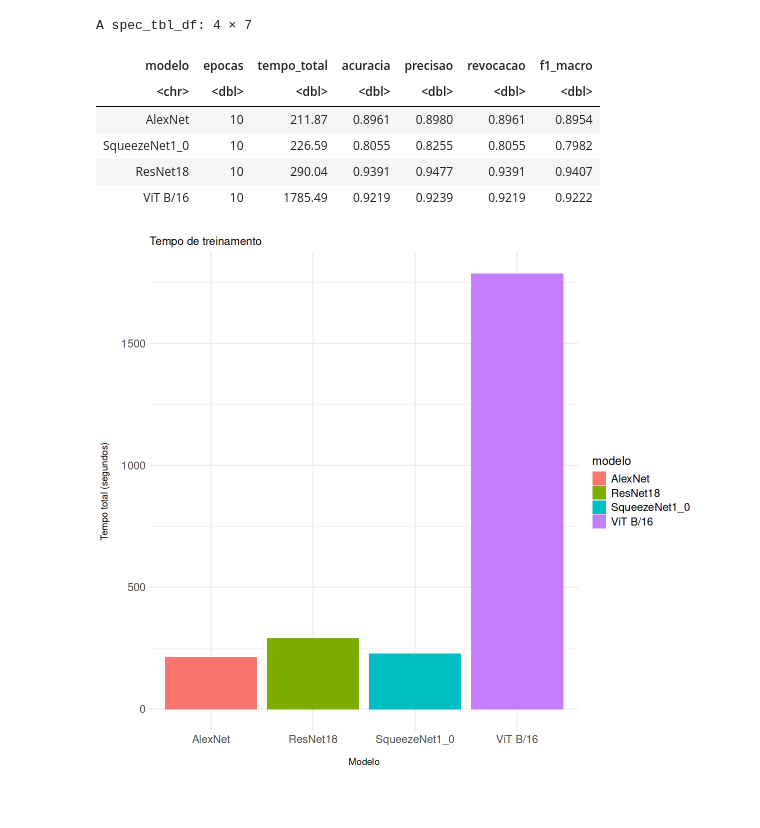
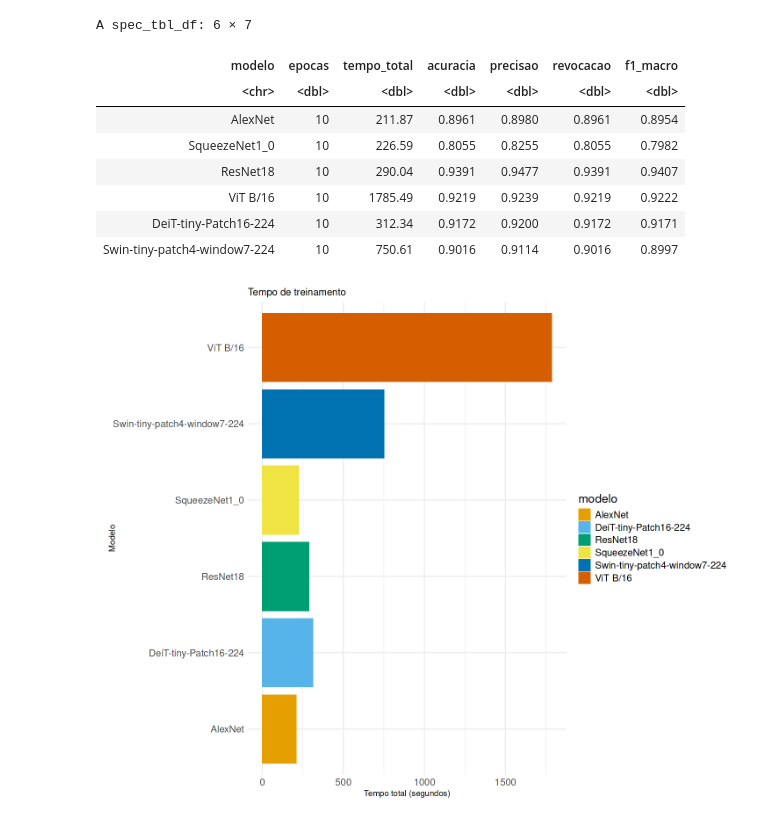
Before and after one commit to lucasjdc/tcc-especializacao, a Jupyter notebook: apresentacao-resultados.ipynb, the cells around one changed output. Drawn from its saved outputs; the diff is of its cells as text; code cells hidden in the pictures; blank space fills up the shorter version.

```diff
--- a/apresentacao-resultados.ipynb
+++ b/apresentacao-resultados.ipynb
@@ -10,16 +10,20 @@ alexnet <- read_csv("/kaggle/input/resultados-dos-modelos/resultados_do_modelo_A
 squeezenet <- read_csv("/kaggle/input/resultados-dos-modelos/resultados_do_modelo_SqueezeNet1_0.csv", show_col_types = FALSE)
 resnet <- read_csv("/kaggle/input/resultados-dos-modelos/resultados_do_modelo_ResNet18.csv", show_col_types = FALSE)
 vit <- read_csv("/kaggle/input/resultados-dos-modelos/resultados_do_modelo_ViT B_16.csv", show_col_types = FALSE)
+deit <- read_csv("/kaggle/input/modelo-deit-tiny/resultados_do_modelo_DeiT-tiny-Patch16-224.csv", show_col_types = FALSE)
+swin <- read_csv("/kaggle/input/modelo-swin-tiny/resultados_do_modelo_Swin-tiny-patch4-window7-224.csv", show_col_types = FALSE)
 # %%
 # Combinando os dados
-resultados <- bind_rows(alexnet, squeezenet, resnet, vit)
+resultados <- bind_rows(alexnet, squeezenet, resnet, vit, deit, swin)
 resultados
 # %% [output]
-A spec_tbl_df: 4 × 7
+A spec_tbl_df: 6 × 7
 | modelo | epocas | tempo_total | acuracia | precisao | revocacao | f1_macro |
 | <chr> | <dbl> | <dbl> | <dbl> | <dbl> | <dbl> | <dbl> |
 | AlexNet | 10 | 211.87 | 0.8961 | 0.8980 | 0.8961 | 0.8954 |
 | SqueezeNet1_0 | 10 | 226.59 | 0.8055 | 0.8255 | 0.8055 | 0.7982 |
 | ResNet18 | 10 | 290.04 | 0.9391 | 0.9477 | 0.9391 | 0.9407 |
 | ViT B/16 | 10 | 1785.49 | 0.9219 | 0.9239 | 0.9219 | 0.9222 |
+| DeiT-tiny-Patch16-224 | 10 | 312.34 | 0.9172 | 0.9200 | 0.9172 | 0.9171 |
+| Swin-tiny-patch4-window7-224 | 10 | 750.61 | 0.9016 | 0.9114 | 0.9016 | 0.8997 |
 # %%
@@ -27,17 +31,32 @@ options(repr.plot.width = 10, repr.plot.height = 9)
 # %%
-ggplot(resultados, aes(x = modelo, y = tempo_total, fill = modelo)) +
+cores_okabe_ito <- c(
+  "#E69F00", # laranja (não tão clara)
+  "#56B4E9", # azul claro (boa para título)
+  "#009E73", # verde-azulado (médio, boa para subtítulos)
+  "#F0E442", # amarelo (claro demais para texto preto)
+  "#0072B2", # azul escuro (escuro demais)
+  "#D55E00", # vermelho escuro (escuro)
+  "#CC79A7", # roxo claro (boa para algoritmos)
+  "#999999"  # cinza claro (boa para algoritmos)
+)
+
+grafico_tempo <- ggplot(resultados, aes(x = modelo, y = tempo_total, fill = modelo)) +
     geom_col() +
-    #scale_fill_grey(start = 0.8, end = 0.2) +
+    scale_fill_manual(values = cores_okabe_ito) +
     theme_minimal() +
     labs(title = "Tempo de treinamento", y = "Tempo total (segundos)\n", x = "\nModelo") +
     theme(
         axis.text.x = element_text(size = 13), # tamanho da fonte de eixo x
         axis.text.y = element_text(size = 13), # tamanho da fonte do eixo y
         legend.text = element_text(size = 13), # tamanho da fonte da legenda
-        legend.title = element_text(size = 14) # tamanho do título da legenda
-        )
+        legend.title = element_text(size = 16) # tamanho do título da legenda
+        ) +
+    coord_flip()
+grafico_tempo
+# Salvar como PNG
+ggsave("grafico_comparacao_do_tempo_treinamento.png", plot = grafico_tempo, width = 12, height = 10, dpi = 300)
 # %% [output]
-[figure, old version]
+[figure, new version]
 # %%
 resultados_long <- resultados %>%
     pivot_longer(cols = c(acuracia, f1_macro),
```
Also changed, not shown: parts of 3 cells of this notebook.
